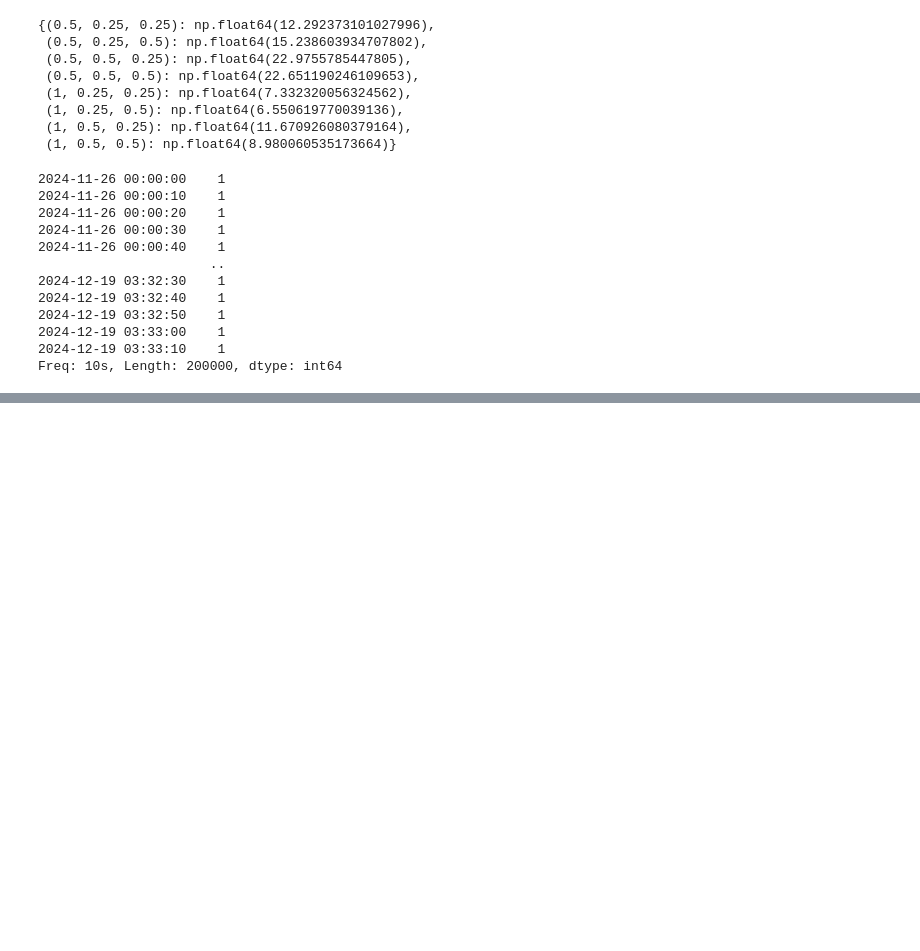
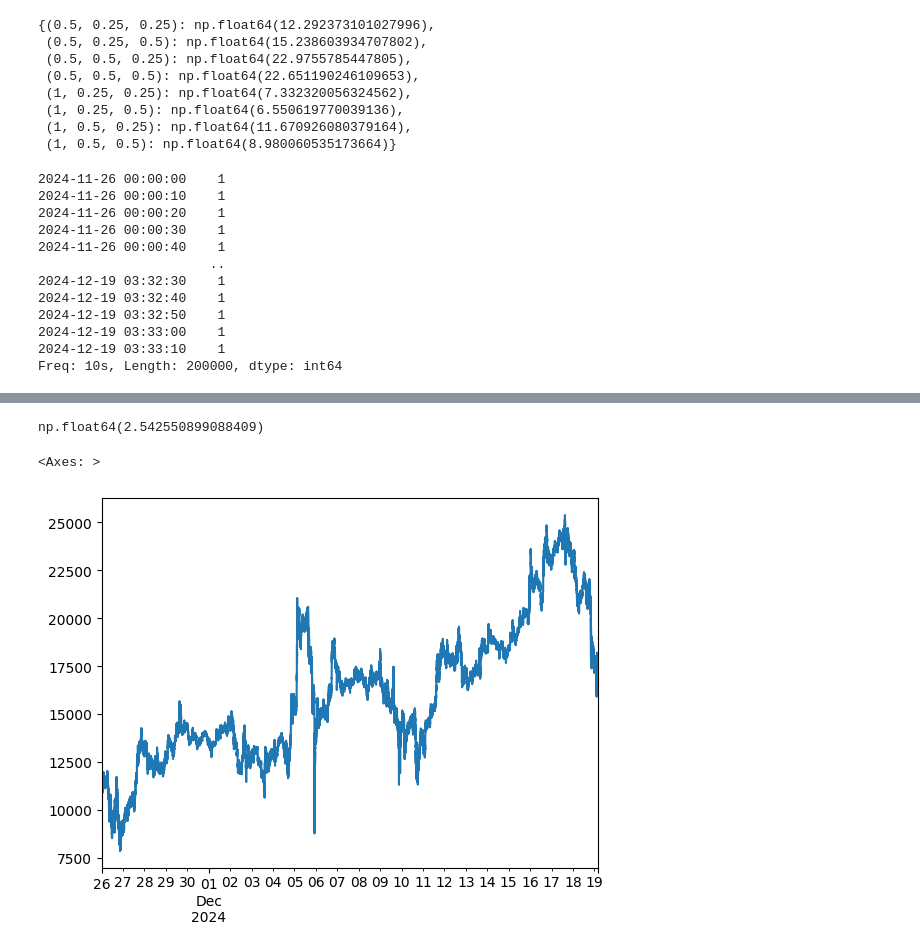
Before and after one commit to vbear97/pairs_trading_cryptocurrency, a Jupyter notebook: trading_strategy_development.ipynb, the cells around one changed output, grey strips where cells are left out. Saved outputs shown, nothing was run; the diff lists cells and outputs as text; code cells hidden in the pictures; blank space fills up the shorter version.

```diff
--- a/trading_strategy_development.ipynb
+++ b/trading_strategy_development.ipynb
@@ -1254,0 +1264,9 @@ IndexingError: Too many indexers
+# %%
+results_buy_hold['sharpe']
+# %% [output]
+np.float64(2.542550899088409)
+# %%
+results_buy_hold['equity_curve'].plot()
+# %% [output]
+<Axes: >
+[figure, added]
```
Also changed, not shown: parts of 14 cells of this notebook, 2 other files.
